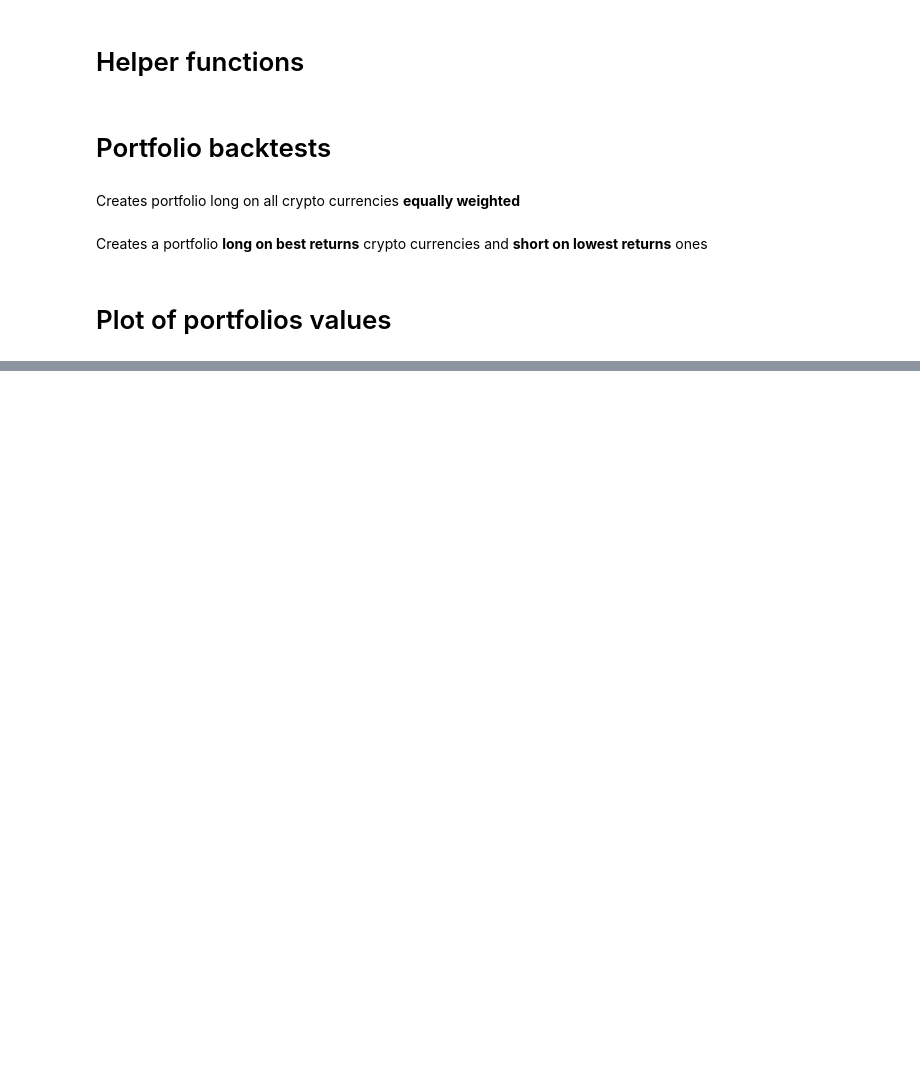
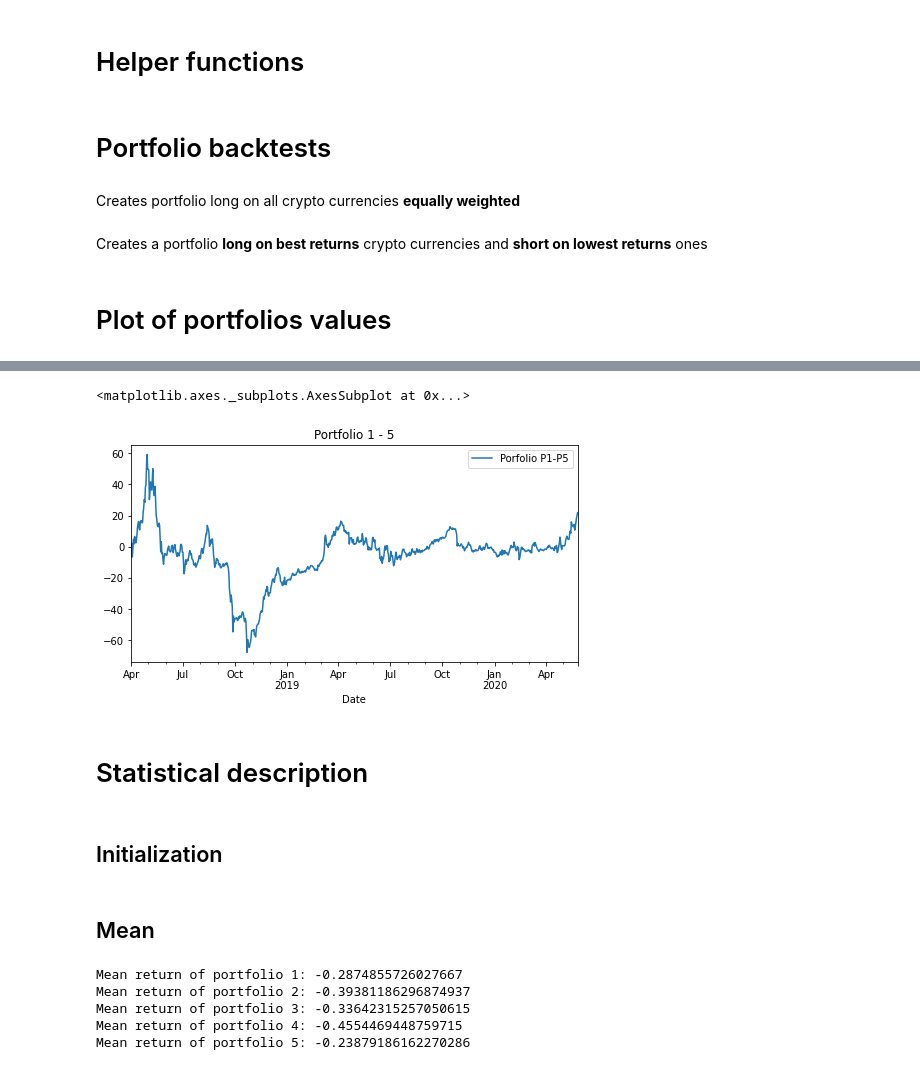
Before and after one commit to zhujoel/crypto_strategy, a Jupyter notebook: ProjetSIAQ.ipynb, the cells around one changed output, grey strips where cells are left out. Cells and saved outputs as stored; diff of their text form; code cells hidden in the pictures; blank space fills up the shorter version.

```diff
--- a/ProjetSIAQ.ipynb
+++ b/ProjetSIAQ.ipynb
@@ -70,0 +117,15 @@ Creates a portfolio **long on best returns** crypto currencies and **short on lo
+# %%
+ptf_values1 = get_portfolio_prices(initial_value, horizon, formatted_dates, rebalancing_dates, crypto_prices, 1)
+ptf_values5 = get_portfolio_prices(initial_value, horizon, formatted_dates, rebalancing_dates, crypto_prices, 5)
+final_values = long_short_strategy(ptf_values1, ptf_values5)
+
+ptf_values = pd.DataFrame(data = {'Date': formatted_dates, 'Porfolio P1-P5': final_values})
+ptf_values.set_index('Date', inplace=True)
+ptf_values.plot(figsize=(8,4), title="Portfolio 1 - 5")
+# %% [output]
+<matplotlib.axes._subplots.AxesSubplot at 0x...>
+[figure, added]
+# %% [markdown]
+# Statistical description
+# %% [markdown]
+## Initialization
@@ -70,0 +139,28 @@ Creates a portfolio **long on best returns** crypto currencies and **short on lo
+# %% [markdown]
+## Mean
+# %%
+# We compute the mean for all portfolios returns
+mean1 = np.mean(ptf_values1.pct_change())
+mean2 = np.mean(ptf_values2)
+mean3 = np.mean(ptf_values3)
+mean4 = np.mean(ptf_values4)
+mean5 = np.mean(ptf_values5)
+
+# As we use portfolios values, in order to get the mean return we have to compute (mean_value - initial_value)/initial_value
+mean_return1 = (mean1 - initial_value)/initial_value
+mean_return2 = (mean2 - initial_value)/initial_value
+mean_return3 = (mean3 - initial_value)/initial_value
+mean_return4 = (mean4 - initial_value)/initial_value
+mean_return5 = (mean5 - initial_value)/initial_value
+
+print("Mean return of portfolio 1: {}".format(mean_return1))
+print("Mean return of portfolio 2: {}".format(mean_return2))
+print("Mean return of portfolio 3: {}".format(mean_return3))
+print("Mean return of portfolio 4: {}".format(mean_return4))
+print("Mean return of portfolio 5: {}".format(mean_return5))
+# %% [output]
+Mean return of portfolio 1: -0.2874855726027667
+Mean return of portfolio 2: -0.39381186296874937
+Mean return of portfolio 3: -0.33642315257050615
+Mean return of portfolio 4: -0.4554469448759715
+Mean return of portfolio 5: -0.23879186162270286
```
Also changed, not shown: parts of 24 cells of this notebook, 3 other files.
